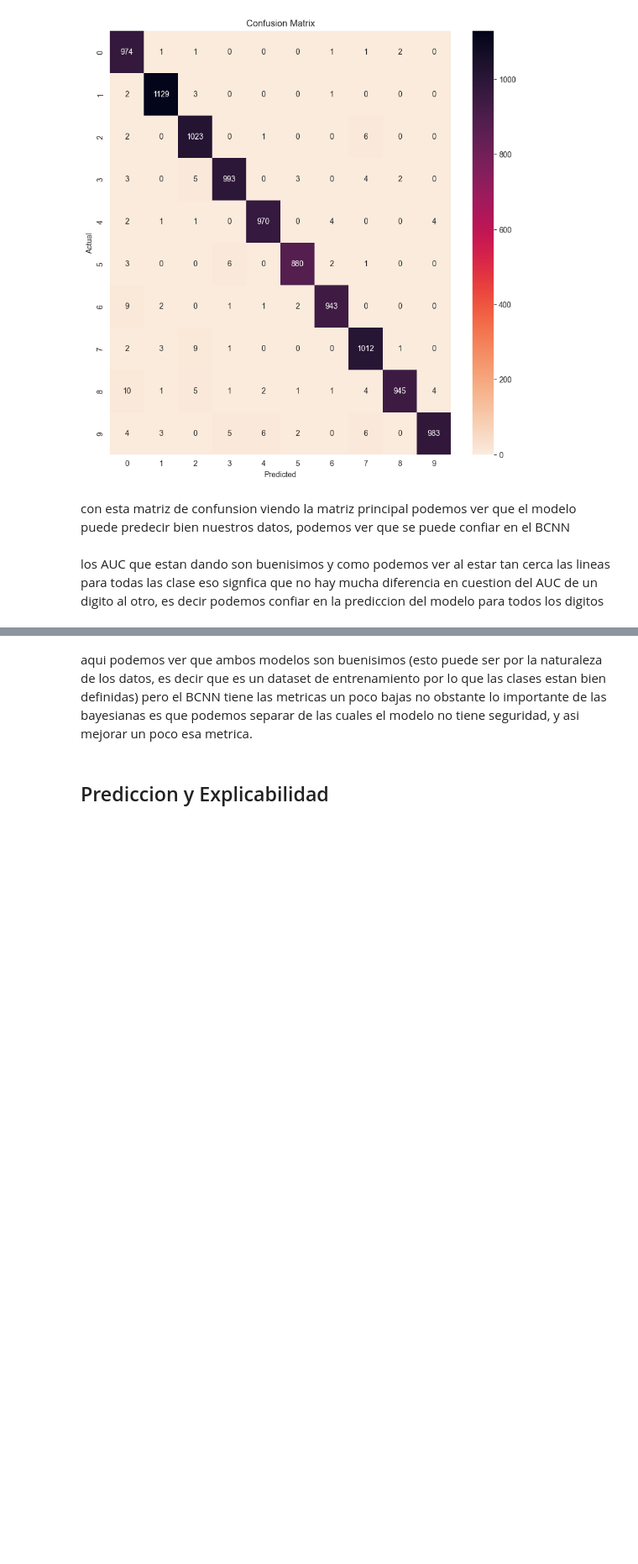
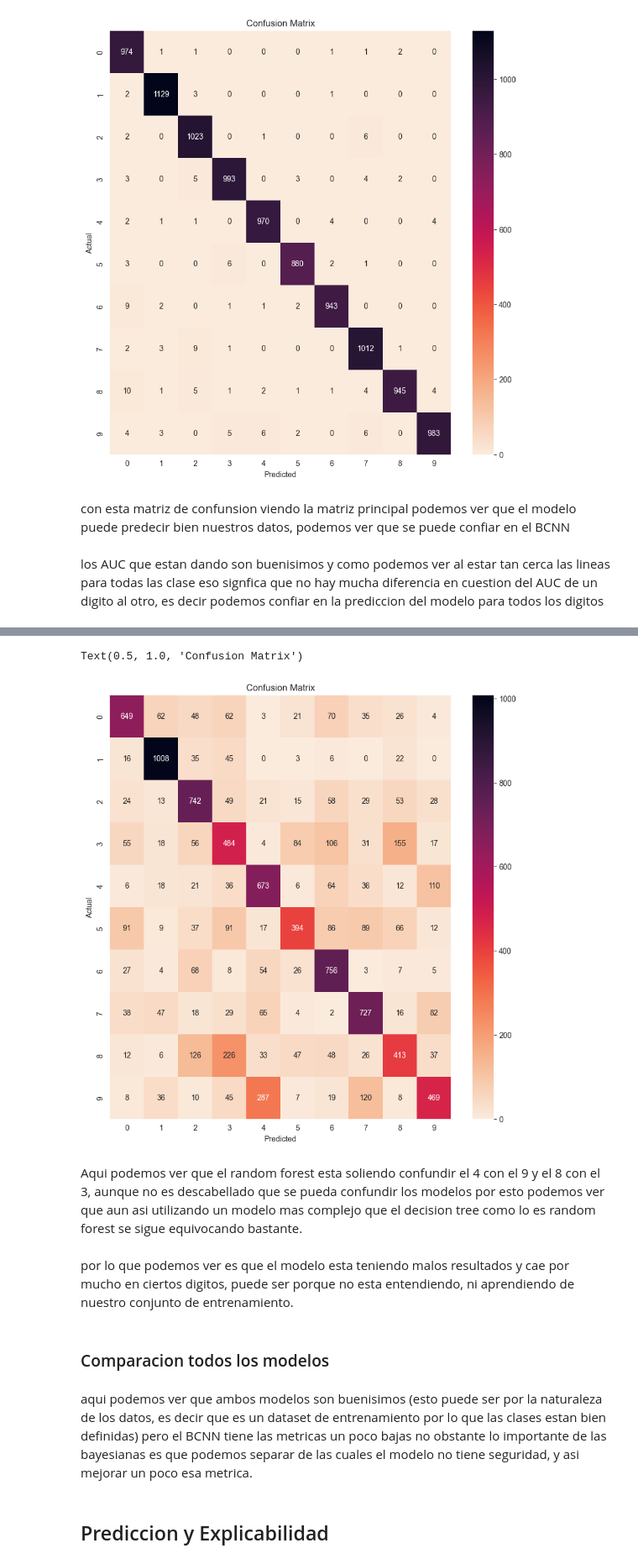
Before and after one commit to sabura02/jbook_mnist_final, a Jupyter notebook: _sources/modelos_mnist.ipynb, the cells around one changed output, grey strips where cells are left out. Shown: that part at 84% size. Drawn from its saved outputs; the diff is of its cells as text; code cells hidden in the pictures; blank space fills up the shorter version.

```diff
--- a/_sources/modelos_mnist.ipynb
+++ b/_sources/modelos_mnist.ipynb
@@ -344,0 +577,17 @@ los AUC que estan dando son buenisimos y como podemos ver al estar tan cerca las
+# %%
+# Calcular la matriz de confusión
+conf_mat = confusion_matrix(resultados["Test"],resultados["normal_rf"])
+# Visualiza la matriz de confusión usando Seaborn y Matplotlib
+fig, ax = plt.subplots(figsize=(10, 10))
+sns.heatmap(conf_mat, annot=True, fmt='d',
+                xticklabels=[f'{i}' for i in range(10)],
+                yticklabels=[f'{i}' for i in range(10)],
+                cmap="rocket_r")
+plt.ylabel('Actual')
+plt.xlabel('Predicted')
+plt.title('Confusion Matrix')
+# %% [output]
+Text(0.5, 1.0, 'Confusion Matrix')
+[figure, added]
+# %% [markdown]
+Aqui podemos ver que el random forest esta soliendo confundir el 4 con el 9 y el 8 con el 3, aunque no es descabellado que se pueda confundir los modelos por esto podemos ver que aun asi utilizando un modelo mas complejo que el decision tree como lo es random forest se sigue equivocando bastante.
@@ -345,3 +634,7 @@ los AUC que estan dando son buenisimos y como podemos ver al estar tan cerca las
+# %% [markdown]
+por lo que podemos ver es que el modelo esta teniendo malos resultados y cae por mucho en ciertos digitos, puede ser porque no esta entendiendo, ni aprendiendo de nuestro conjunto de entrenamiento.
+# %% [markdown]
+### Comparacion todos los modelos
 # %%
 url4 = 'https://github.com/vesgac/Visualizaci-n/raw/main/metricas_normal.csv'
 metricas = fetch_csv_from_url(url4)
```
Also changed, not shown: parts of 23 cells of this notebook, 7 other files.
